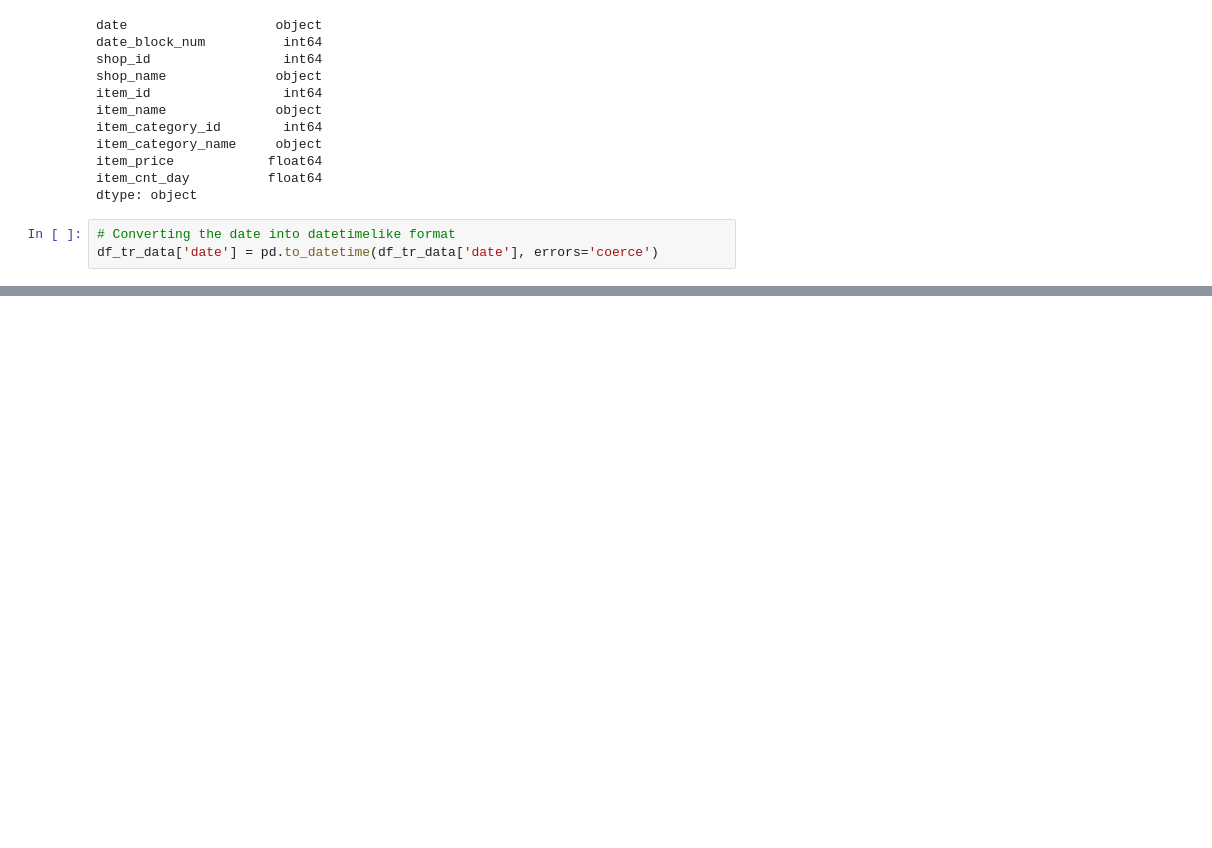
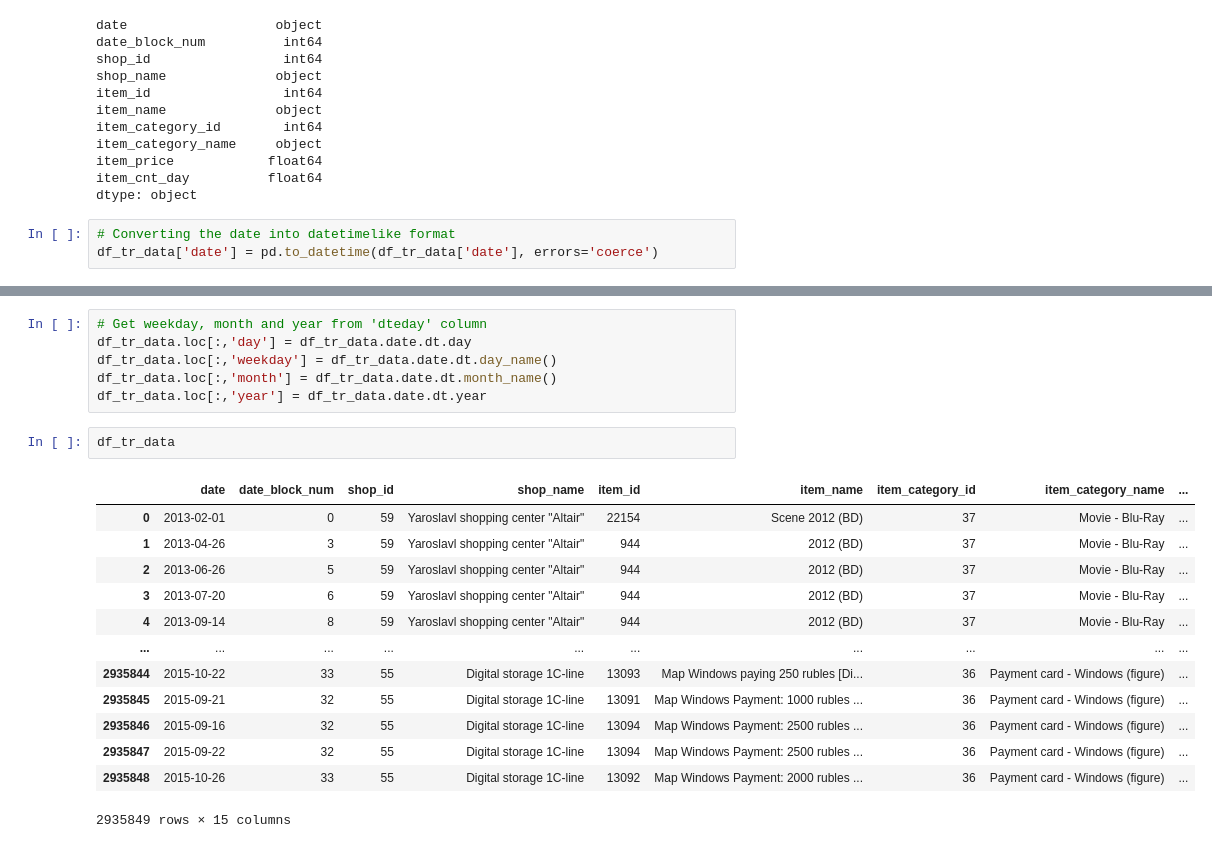
Before and after one commit to SabeehRaza-DS/FutureSales_Project, a Jupyter notebook: sales_prediction.ipynb, the cells around one changed output, grey strips where cells are left out. Drawn from its saved outputs; the diff is of its cells as text; blank space fills up the shorter version.

```diff
--- a/sales_prediction.ipynb
+++ b/sales_prediction.ipynb
@@ -332,0 +350,22 @@ df_tr_data['date'] = pd.to_datetime(df_tr_data['date'], errors='coerce')
+# %%
+# Get weekday, month and year from 'dteday' column
+df_tr_data.loc[:,'day'] = df_tr_data.date.dt.day
+df_tr_data.loc[:,'weekday'] = df_tr_data.date.dt.day_name()
+df_tr_data.loc[:,'month'] = df_tr_data.date.dt.month_name()
+df_tr_data.loc[:,'year'] = df_tr_data.date.dt.year
+# %%
+df_tr_data
+# %% [output]
+|  | date | date_block_num | shop_id | shop_name | item_id | item_name | item_category_id | item_category_name | ... |
+| 0 | 2013-02-01 | 0 | 59 | Yaroslavl shopping center "Altair" | 22154 | Scene 2012 (BD) | 37 | Movie - Blu-Ray | ... |
+| 1 | 2013-04-26 | 3 | 59 | Yaroslavl shopping center "Altair" | 944 | 2012 (BD) | 37 | Movie - Blu-Ray | ... |
+| 2 | 2013-06-26 | 5 | 59 | Yaroslavl shopping center "Altair" | 944 | 2012 (BD) | 37 | Movie - Blu-Ray | ... |
+| 3 | 2013-07-20 | 6 | 59 | Yaroslavl shopping center "Altair" | 944 | 2012 (BD) | 37 | Movie - Blu-Ray | ... |
+| 4 | 2013-09-14 | 8 | 59 | Yaroslavl shopping center "Altair" | 944 | 2012 (BD) | 37 | Movie - Blu-Ray | ... |
+| ... | ... | ... | ... | ... | ... | ... | ... | ... | ... |
+| 2935844 | 2015-10-22 | 33 | 55 | Digital storage 1C-line | 13093 | Map Windows paying 250 rubles [Di... | 36 | Payment card - Windows (figure) | ... |
+| 2935845 | 2015-09-21 | 32 | 55 | Digital storage 1C-line | 13091 | Map Windows Payment: 1000 rubles ... | 36 | Payment card - Windows (figure) | ... |
+| 2935846 | 2015-09-16 | 32 | 55 | Digital storage 1C-line | 13094 | Map Windows Payment: 2500 rubles ... | 36 | Payment card - Windows (figure) | ... |
+| 2935847 | 2015-09-22 | 32 | 55 | Digital storage 1C-line | 13094 | Map Windows Payment: 2500 rubles ... | 36 | Payment card - Windows (figure) | ... |
+| 2935848 | 2015-10-26 | 33 | 55 | Digital storage 1C-line | 13092 | Map Windows Payment: 2000 rubles ... | 36 | Payment card - Windows (figure) | ... |
+2935849 rows × 15 columns
```
Also changed, not shown: parts of 1 cell of this notebook.
